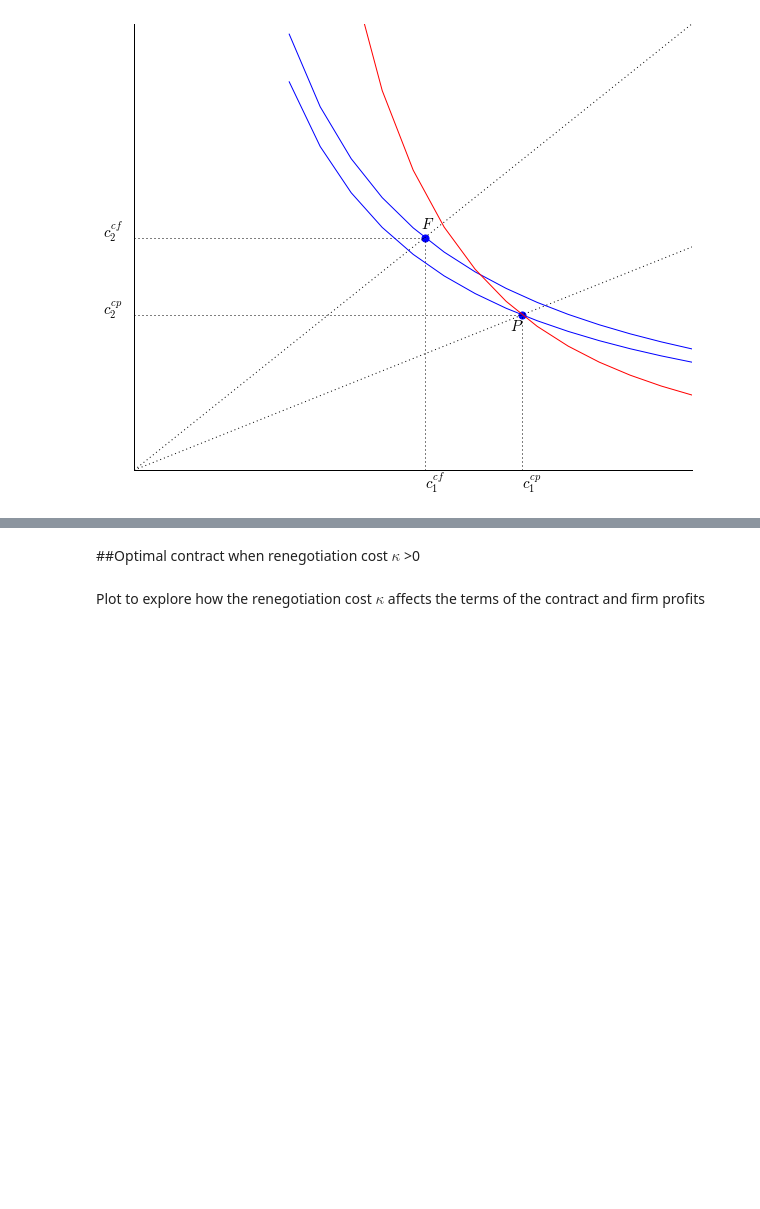
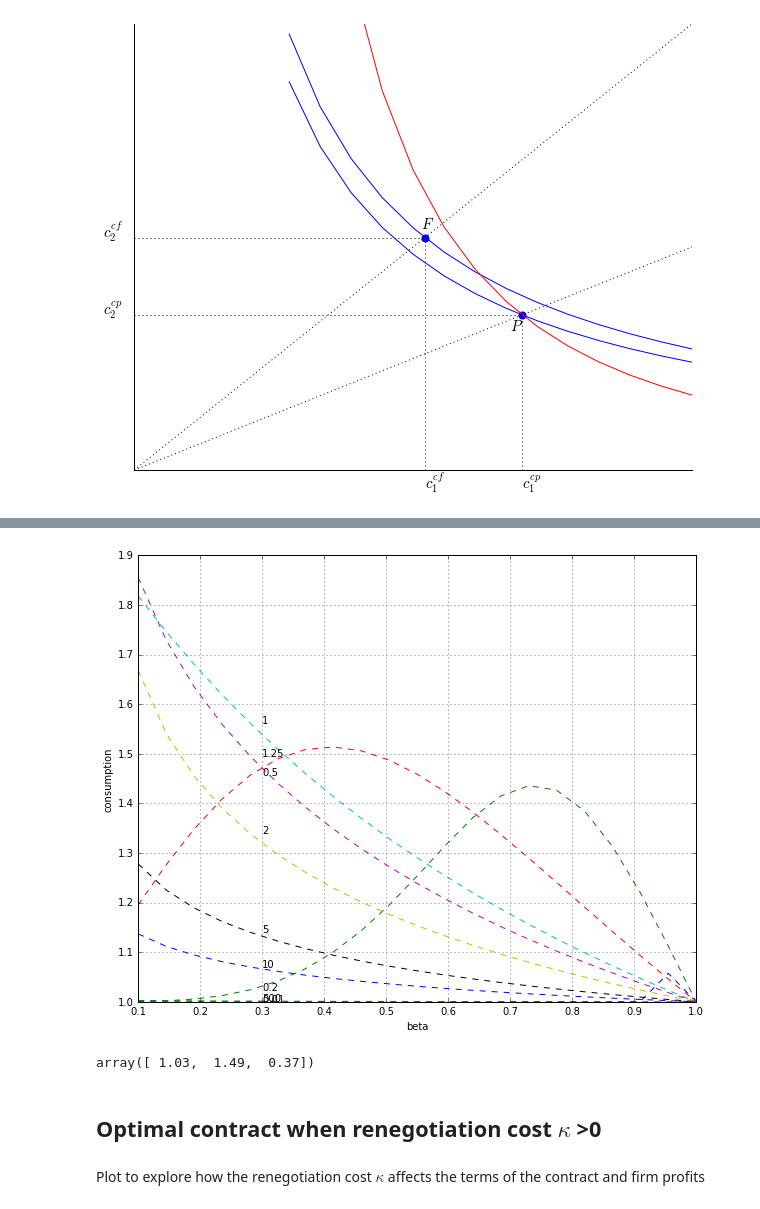
Before and after one commit to jhconning/renegotiation, a Jupyter notebook: competitive-nber.ipynb, the cells around one changed output, grey strips where cells are left out. Saved outputs shown, nothing was run; the diff lists cells and outputs as text; code cells hidden in the pictures; blank space fills up the shorter version.

```diff
--- a/competitive-nber.ipynb
+++ b/competitive-nber.ipynb
@@ -293,5 +334,32 @@ plt.show()
+# %%
+for rh in [0.01, 0.2, 0.5, 1, 1.25, 2, 5, 10, 500]:
+    cCE.rho = rh
+    for i in range(0,num_pts):
+        cCE.beta = betas[i]                    # change beta before recalculating optimal contract
+        CCF[:,i] = cCE.fcommit()
+        CCP[:,i] = cCE.ownsmooth()
+
+    r0 = CCP[0,:]/CCF[0,:]               # save results for plotting
+    r1 = CCP[1,:]/CCF[1,:]
+    r2 = CCP[2,:]/CCF[2,:]
+
+    plt.plot(betas,r1,'--')                          # plot
+    plt.text(0.3, r1[4],rh)
+plt.xlabel('beta')
+plt.ylabel('consumption')
+plt.grid()
+plt.show()
+# %% [output]
+[figure, added]
+# %%
+cCE.rho, cCE.beta = 0.5, 0.5
+CCP = cCE.ownsmooth()
+CCF = cCE.fcommit()
+np.multiply(CCP, 1/CCF)
+# %% [output]
+array([ 1.03,  1.49,  0.37])
 # %% [markdown]
-##Optimal contract when renegotiation cost $\kappa $ >0
+## Optimal contract when renegotiation cost $\kappa $ >0
 # %% [markdown]
 Plot to explore how the renegotiation cost $\kappa $ affects the terms of the contract and firm profits
 # %%
```
Also changed, not shown: parts of 14 cells of this notebook.
